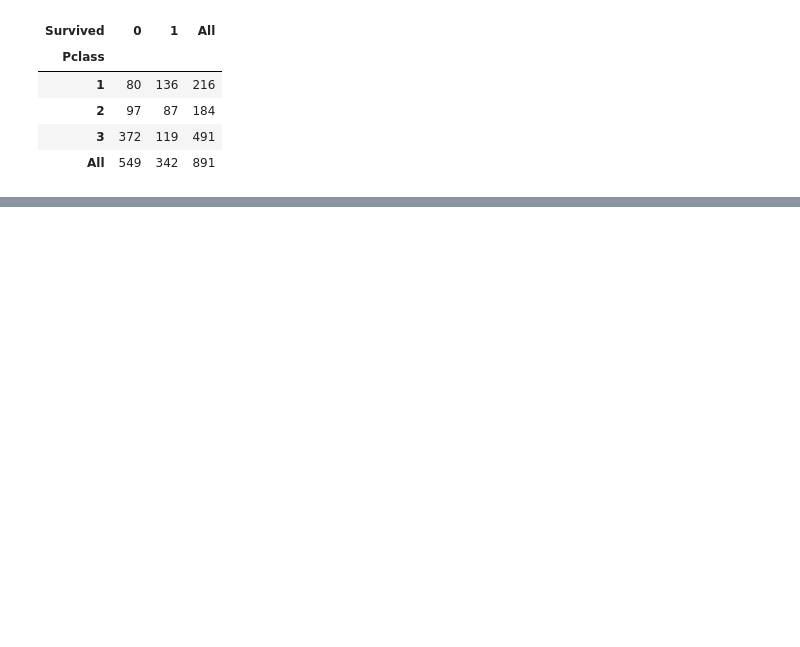
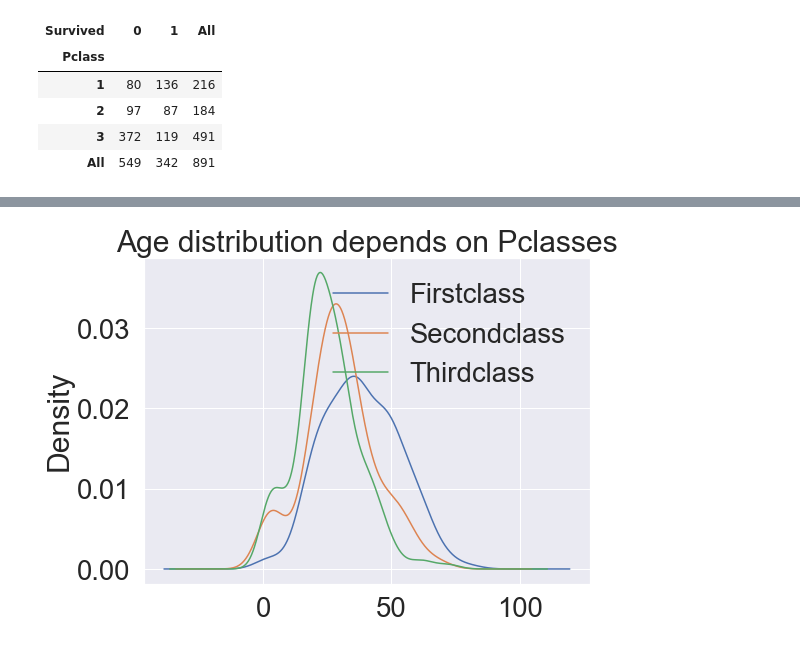
Before and after one commit to LeeChanHyuk/Kaggle, a Jupyter notebook: No 1. Titanik/Titanik.ipynb, the cells around one changed output, grey strips where cells are left out. Saved outputs shown, nothing was run; the diff lists cells and outputs as text; code cells hidden in the pictures; blank space fills up the shorter version.

```diff
--- a/No 1. Titanik/Titanik.ipynb
+++ b/No 1. Titanik/Titanik.ipynb
@@ -153,0 +161,10 @@ wkdakwdjkdaadwadawddwdwdad
+# %%
+plt.figure(figsize = (8,6))
+df_train['Age'][df_train['Pclass'] == 1].plot(kind = 'kde')
+df_train['Age'][df_train['Pclass'] == 2].plot(kind = 'kde')
+df_train['Age'][df_train['Pclass'] == 3].plot(kind = 'kde')
+plt.title('Age distribution depends on Pclasses')
+plt.legend(['Firstclass', 'Secondclass', 'Thirdclass'])
+plt.show()
+# %% [output]
+[figure, added]
```
Also changed, not shown: parts of 18 cells of this notebook, 13 other files.
